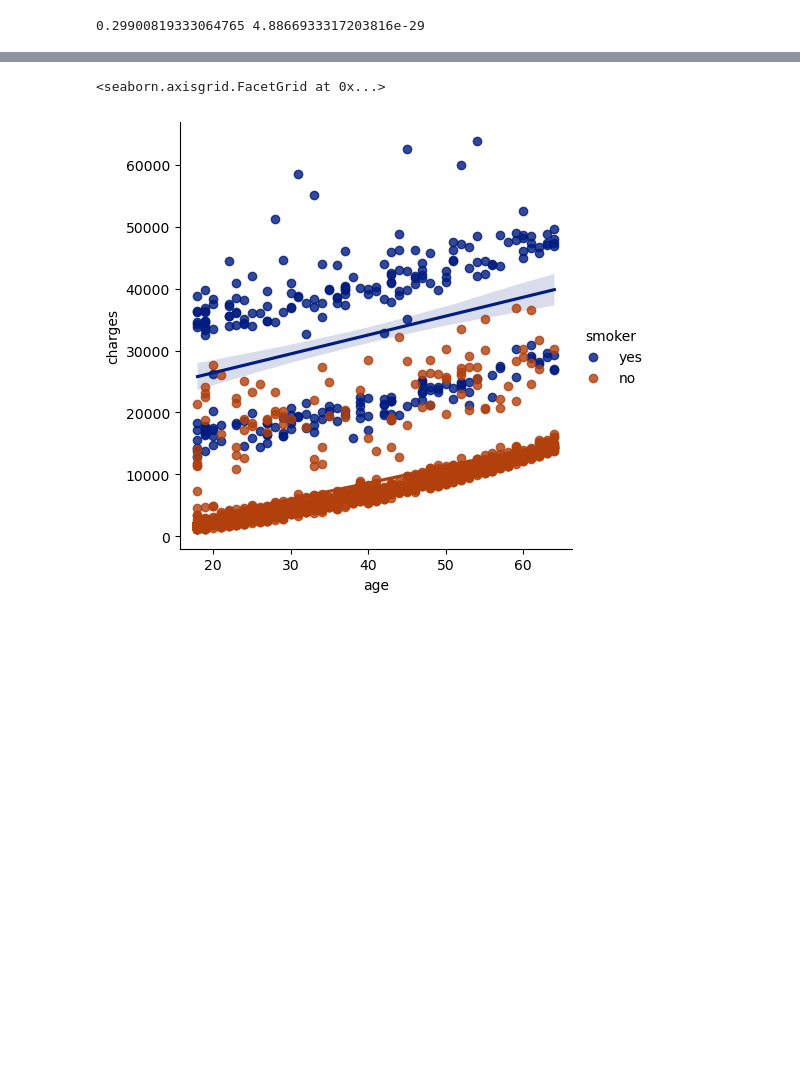
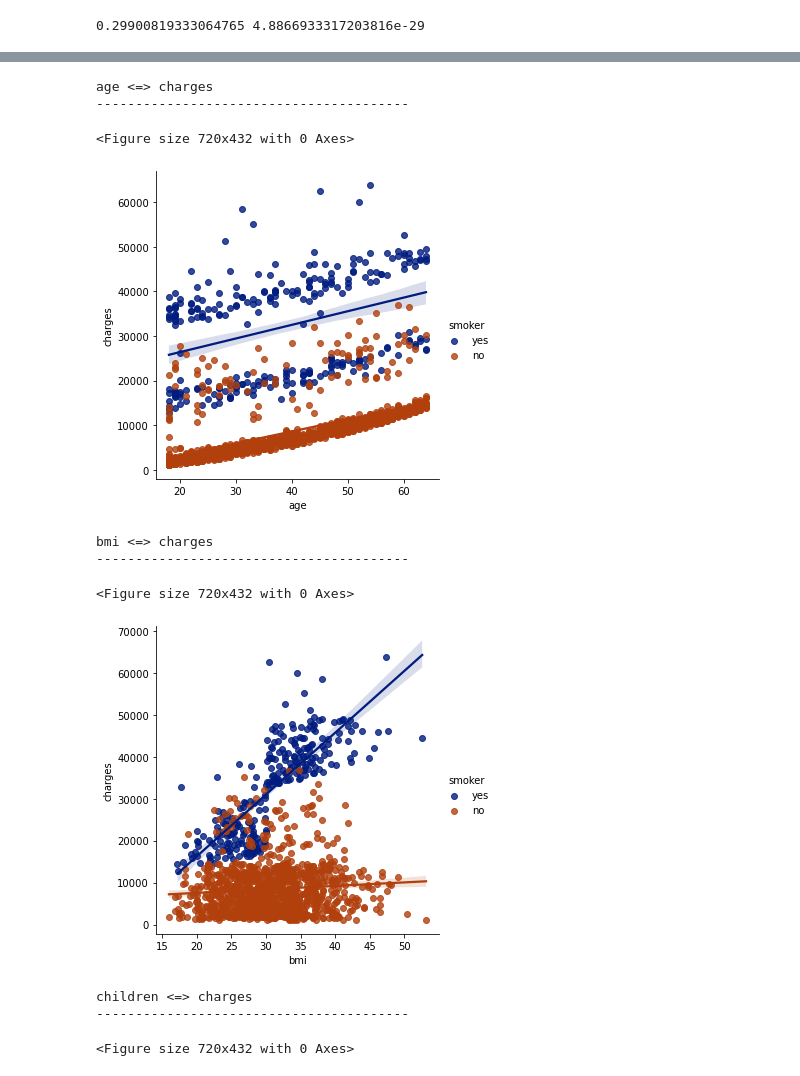
Before and after one commit to anmolk11/Exploratory-Data-Analysis-EDA-in-Python, a Jupyter notebook: Untitled.ipynb, the cells around one changed output, grey strips where cells are left out. Drawn from its saved outputs; the diff is of its cells as text; code cells hidden in the pictures; blank space fills up the shorter version.

```diff
--- a/Untitled.ipynb
+++ b/Untitled.ipynb
@@ -204,8 +204,22 @@ P-value : 0.012852128520141125
 # %%
 # c = [1 if x == "yes" else 0 for x in df["smoker"]]
-sns.lmplot(x = "age",y = "charges",data = df,hue = "smoker",palette = "dark")
-# %% [output]
-<seaborn.axisgrid.FacetGrid at 0x...>
-[figure, removed]
 # %%
-""
+for i in range(len(cols) - 1):
+    if pd.api.types.is_numeric_dtype(df[cols[i]]):
+        plt.figure(figsize = (10,6))
+        print(cols[i] + " <=> " +cols[-1])
+        sns.lmplot(x = cols[i],y = cols[-1],data = df,hue = "smoker",palette = "dark")
+        print("----------------------------------------")
+        plt.show()
+# %% [output]
+age <=> charges
+----------------------------------------
+<Figure size 720x432 with 0 Axes>
+[figure, added]
+bmi <=> charges
+----------------------------------------
+<Figure size 720x432 with 0 Axes>
+[figure, added]
+children <=> charges
+----------------------------------------
+<Figure size 720x432 with 0 Axes>
```
Also changed, not shown: parts of 10 cells of this notebook.
